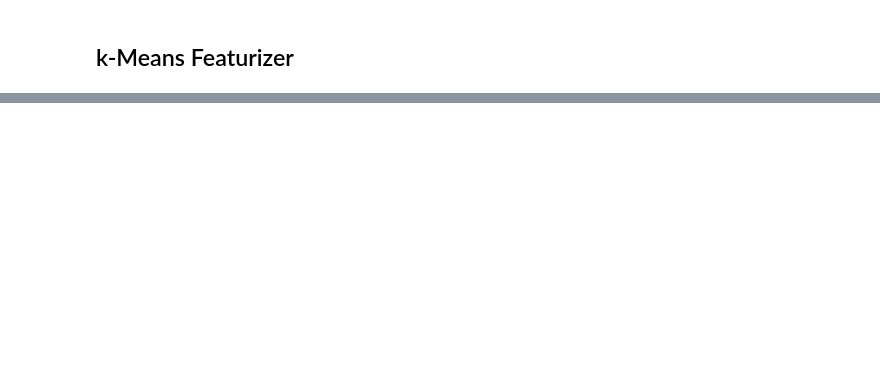
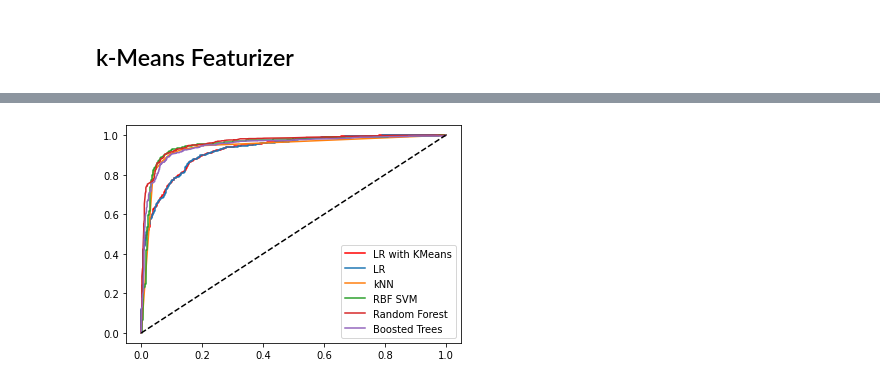
Before and after one commit to Biased-Outliers/book-study, a Jupyter notebook: Feature_Engineering_for_Machine_Learning/07-Nonlinear_Featurization_via_K-Means_Model_Stacking/Nonlinear_Featurization_via_K_Means_Model_Stacking.ipynb, the cells around one changed output, grey strips where cells are left out. Cells and saved outputs as stored; diff of their text form; code cells hidden in the pictures; blank space fills up the shorter version.

```diff
--- a/Feature_Engineering_for_Machine_Learning/07-Nonlinear_Featurization_via_K-Means_Model_Stacking/Nonlinear_Featurization_via_K_Means_Model_Stacking.ipynb
+++ b/Feature_Engineering_for_Machine_Learning/07-Nonlinear_Featurization_via_K-Means_Model_Stacking/Nonlinear_Featurization_via_K_Means_Model_Stacking.ipynb
@@ -300,0 +311,5 @@ plt.tight_layout();
+# %%
+# Using Kmeans to generate cluster features
+
+training_cluster_features = kmf_hint.transform(training_data)
+test_cluster_features = kmf_hint.transform(test_data)
@@ -300,0 +326,7 @@ plt.tight_layout();
+# %%
+# Logistic Regression model with cluster features
+
+lr_cluster = LogisticRegression(random_state=seed).fit(
+    training_with_cluster,
+    training_labels
+)
@@ -300,0 +362,33 @@ plt.tight_layout();
+# %%
+# Training the classifiers
+
+for model in classifiers:
+    model.fit(training_data, training_labels)
+# %%
+def test_ROC(model, data, labels):
+    if hasattr(model, "decision_function"):
+        predictions = model.decision_function(data)
+    else:
+        predictions = model.predict_proba(data)[:,1]
+    fpr, tpr, _ = roc_curve(labels, predictions)
+    return fpr, tpr
+# %%
+#
+
+## Creating the figure
+plt.figure()
+
+## Plotting the LR with cluster features
+fpr_cluster, tpr_cluster = test_ROC(lr_cluster, test_with_cluster, test_labels)
+plt.plot(fpr_cluster, tpr_cluster, 'r-', label='LR with KMeans')
+
+## Plotting the results of each classifier
+for idx, model in enumerate(classifiers):
+    fpr, tpr = test_ROC(model, test_data, test_labels)
+    plt.plot(fpr, tpr, label=classifier_names[idx])
+
+## Plotting the baseline
+plt.plot([0,1], [0,1], 'k--')
+plt.legend();
+# %% [output]
+[figure, added]
```
Also changed, not shown: parts of 8 cells of this notebook, 7 other files.
